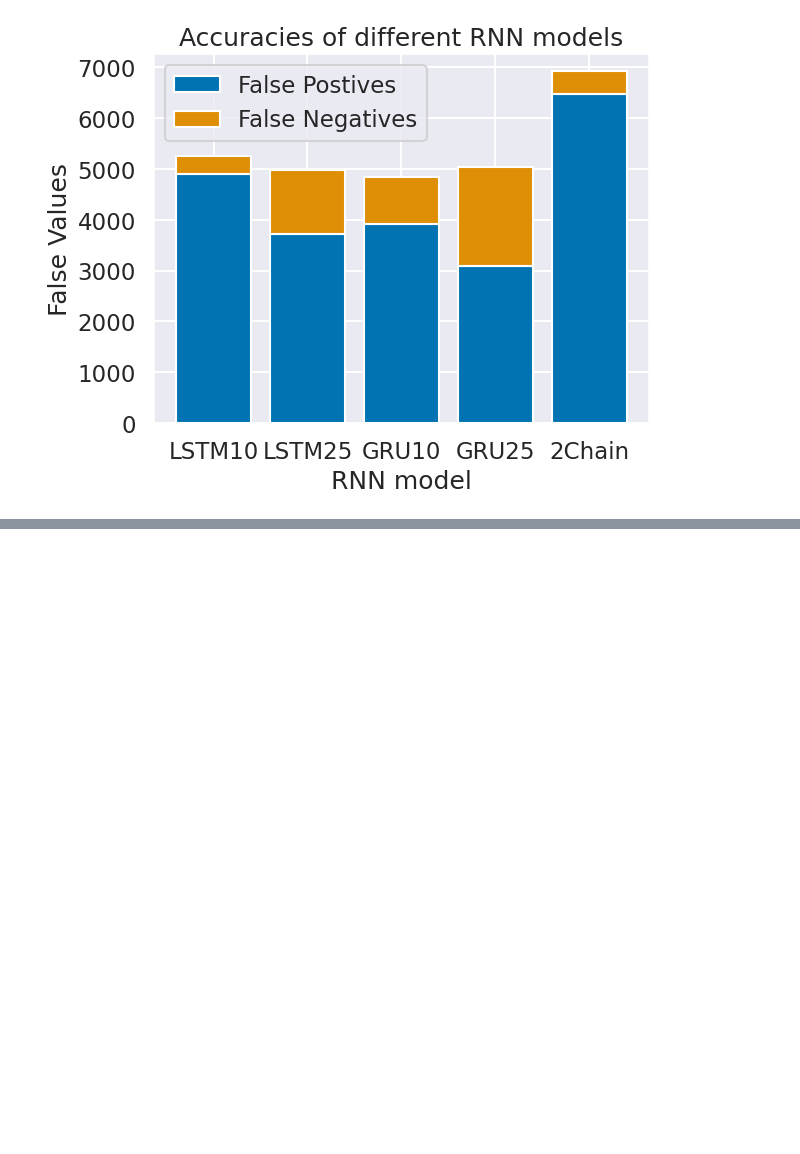
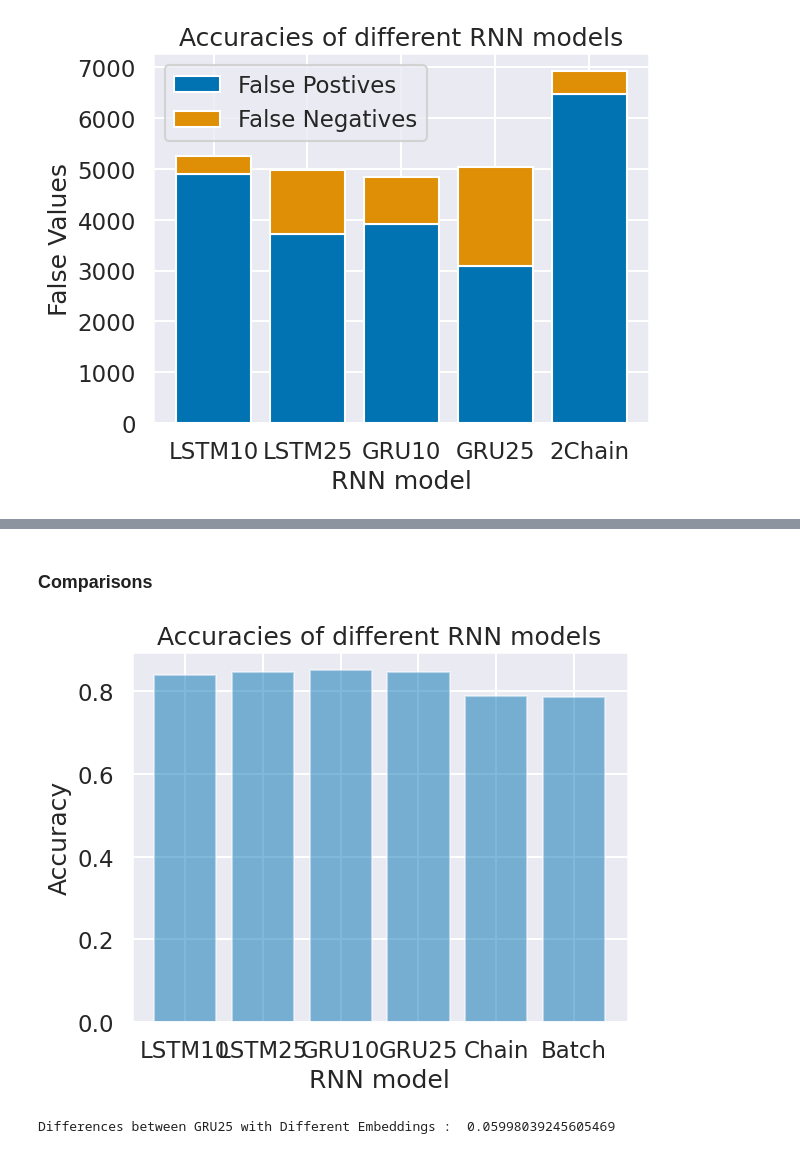
Before and after one commit to abdelllrazekkk/Lab-Assignment-Seven-Recurrent-Network-Architectures, a Jupyter notebook: Lab-Seven-Recurrent-Network-Architectures.ipynb, the cells around one changed output, grey strips where cells are left out. Saved outputs shown, nothing was run; the diff lists cells and outputs as text; code cells hidden in the pictures; blank space fills up the shorter version.

```diff
--- a/Lab-Seven-Recurrent-Network-Architectures.ipynb
+++ b/Lab-Seven-Recurrent-Network-Architectures.ipynb
@@ -779,0 +873,23 @@ Text(0.5, 1.0, 'Accuracies of different RNN models')
+# %% [markdown]
+### Comparisons
+# %%
+# Compare accuracies
+plt.figure()
+# specify the names and accuracies of the RNN models
+model_names = ['LSTM10', 'LSTM25','GRU10', 'GRU25', 'Chain', 'Batch']
+accuracies = [np.max(history1['val_accuracy']), np.max(history2['val_accuracy']), np.max(history3['val_accuracy']), np.max(history4['val_accuracy']), np.max(history5['val_accuracy']), np.max(history6['val_accuracy'])]
+
+# create the bar chart
+plt.bar(model_names, accuracies, align='center', alpha=0.5)
+plt.xlabel('RNN model')
+plt.ylabel('Accuracy')
+plt.title('Accuracies of different RNN models')
+
+# show the chart
+plt.show()
+
+#Compare Accuracies
+print("Differences between GRU25 with Different Embeddings : ",  abs(np.max(history4['val_accuracy'])- np.max(history6['val_accuracy'])))
+# %% [output]
+[figure, added]
+Differences between GRU25 with Different Embeddings :  0.05998039245605469
```
Also changed, not shown: parts of 22 cells of this notebook, 7 other files.
